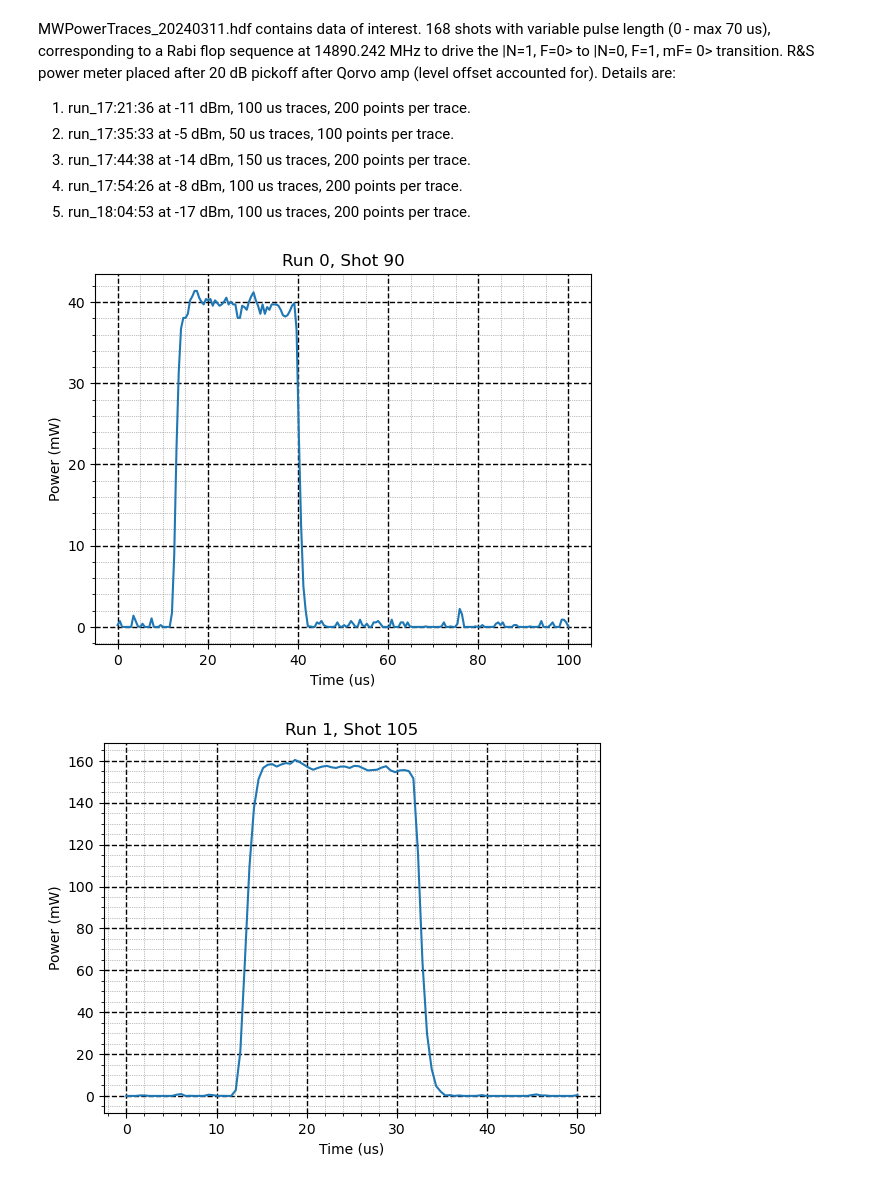
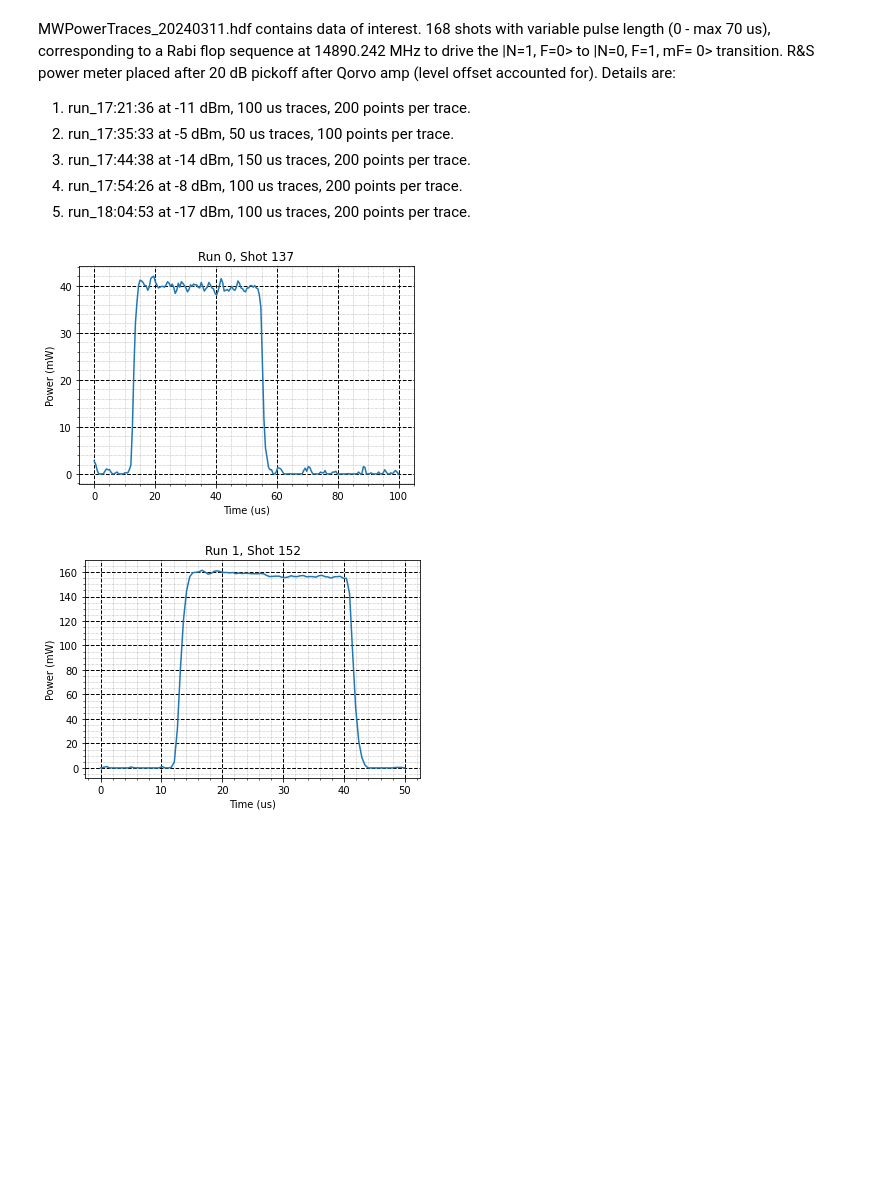
Before and after one commit to geoffrey-zheng/SrF-Calcs, a Jupyter notebook: Microwaves/MWPowerAnalysis.ipynb, the cells around one changed output. Cells and saved outputs as stored; diff of their text form; code cells hidden in the pictures; blank space fills up the shorter version.

Commit message:
more statistics figures

```diff
--- a/Microwaves/MWPowerAnalysis.ipynb
+++ b/Microwaves/MWPowerAnalysis.ipynb
@@ -338,25 +338,25 @@ for i in range(len(run_names)):
 
     #set the lower bound threshold for a good pulse duration to be 5 us.
     #good_pulses is the array of indices where pulse duration is greater than 5 us
-    pulse_length_lower_bound = 7 #us
+    pulse_length_lower_bound = 5 #us
     good_pulses_list[i] = np.where(pulse_durations_list[i] > pulse_length_lower_bound)[0]
 # %%
 import matplotlib.pyplot as plt
 
 #all_data now holds all the data we care about for this day's data.
 #plot one example power trace from each run. only take from the good pulses
 
 for i in range(len(run_names)):
     run = all_data[i]
-    plt.plot(run[0][good_pulses_list[i][72]], run[1][good_pulses_list[i][72]])
+    plt.plot(run[0][good_pulses_list[i][121]], run[1][good_pulses_list[i][121]])
     plt.xlabel('Time (us)')
     plt.ylabel('Power (mW)')
     plt.grid(linestyle = '--', which = 'major', linewidth = 1, color='black')
     plt.grid(linestyle = ':', which = 'minor', linewidth = 0.5, color = 'gray')
     plt.minorticks_on()
-    plt.title("Run " + str(i) + ", Shot " + str(good_pulses_list[i][72]))
+    plt.title("Run " + str(i) + ", Shot " + str(good_pulses_list[i][121]))
     #plt.savefig('run' + str(i) + '_shot' + str(good_pulses_list[i][72]) + '.png')
     plt.show()
 # %% [output]
-[figure, old version]
+[figure, new version]
-[figure, old version]
+[figure, new version]
```
Also changed, not shown: parts of 6 cells of this notebook, 3 other files.
